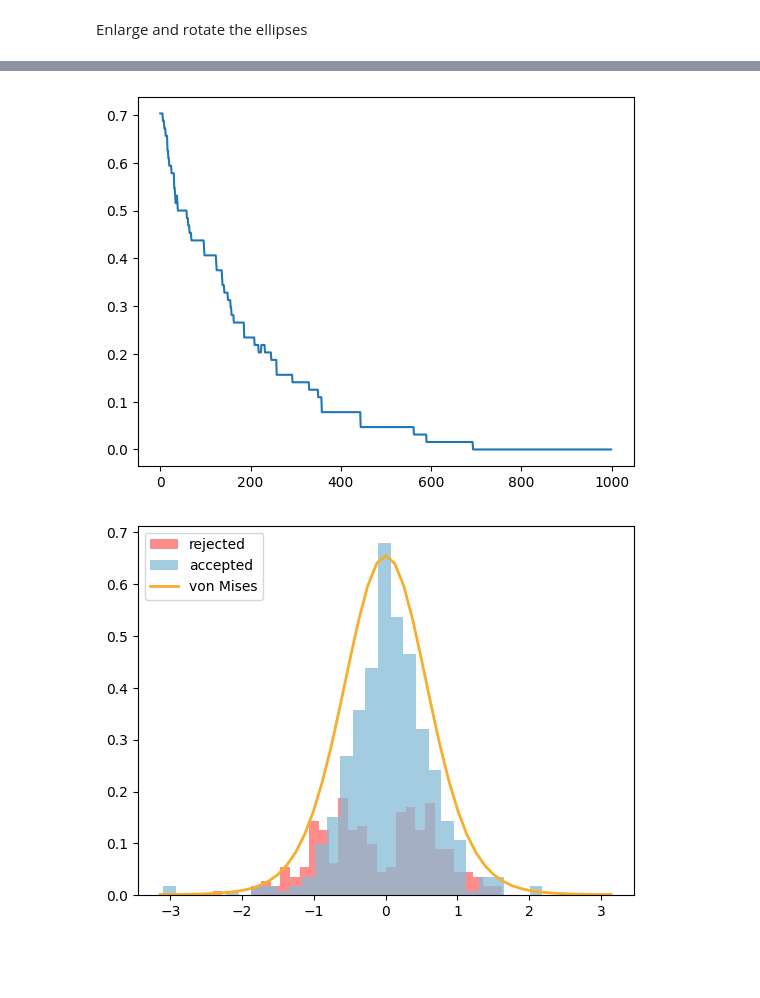
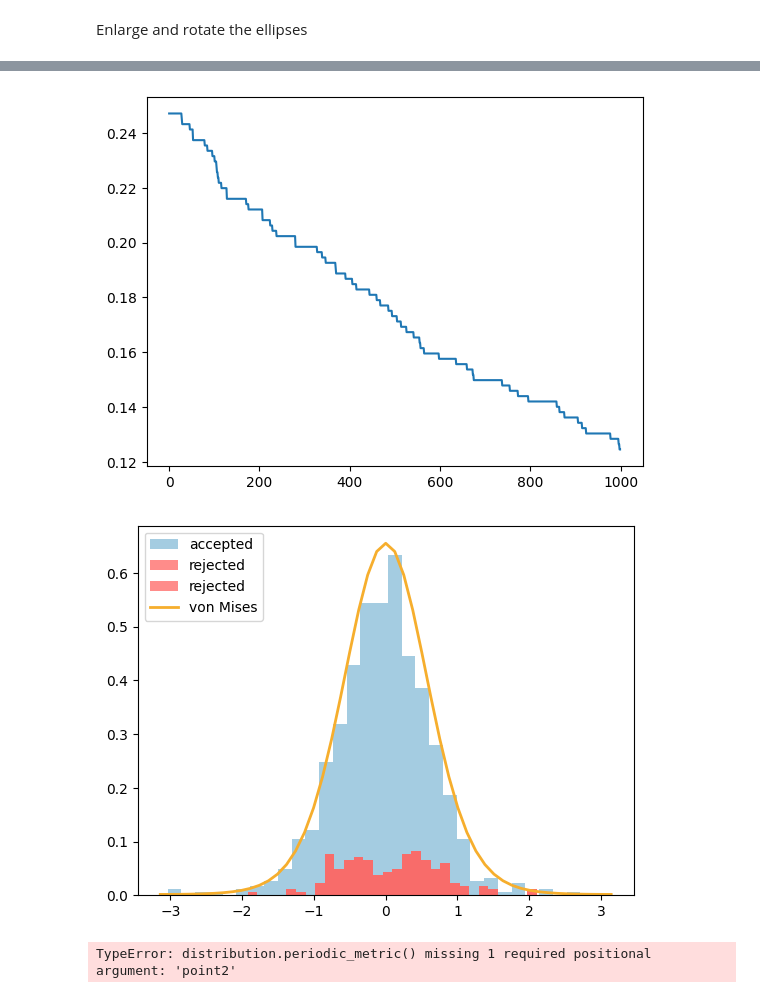
Before and after one commit to tinaaah/magistrska, a Jupyter notebook: code/mc.ipynb, the cells around one changed output, grey strips where cells are left out. Saved outputs shown, nothing was run; the diff lists cells and outputs as text; code cells hidden in the pictures; blank space fills up the shorter version.

Commit message:
Generated new graphs for N=128

```diff
--- a/code/mc.ipynb
+++ b/code/mc.ipynb
@@ -12,10 +12,10 @@ from matplotlib.colors import ListedColormap, LinearSegmentedColormap
 Generate distribution of ellipses
 # %%
 ## generate distribution
-grid = [100, 100]
+grid = np.array([1000, 1000])
 width, height = grid
 m = 2       # number of starting points
-N = 128     # number of all points
+N = 1028    # number of all points
 r_min = 4   # minimum distance between spheres
 
 ## Selects two random points on a grid
@@ -153,34 +171,37 @@ x = np.arange(len(coord_number[:,0]))
 plt.plot(x, np.sum(coord_number, axis=1)/len(coord_number[0,:]))
 plt.show()
 # %% [output]
-[figure, old version]
+[figure, new version]
 # %%
 ## histograms that have to be normalised
 from scipy.special import i0
 
 
 hist1, bins1 = np.histogram(accepted[~np.isnan(accepted)], bins=30)
 hist2, bins2 = np.histogram(rejected[~np.isnan(rejected)], bins=30)
 
 norm = np.sum(hist1*np.diff(bins1)) + np.sum((hist2)*np.diff(bins2))
 wgt = [np.ones_like(accepted)/norm, np.ones_like(rejected)/norm]
 
+plt.hist(accepted, bins=bins1, facecolor='#86BBD8', weights=wgt[0], alpha=0.75, label='accepted')
 plt.hist(rejected, bins=bins2, facecolor='#FF6663', weights=wgt[1], alpha=0.75, label='rejected')
-plt.hist(accepted, bins=bins1, facecolor='#86BBD8', weights=wgt[0], alpha=0.75, label='accepted')
 
+plt.hist(rejected, bins=bins2, facecolor='#FF6663', weights=wgt[1], alpha=0.75, label='rejected')
 mu, kappa = 0, 3
 x = np.linspace(-math.pi, math.pi, num=51)
 y = np.exp(kappa*np.cos(x-mu))/(2*np.pi*i0(kappa))
 plt.plot(x, y, linewidth=2, color='#F6AE2D', label='von Mises')
 plt.legend(loc='upper left')
 
 plt.show()
 # %% [output]
-[figure, old version]
+[figure, new version]
 # %%
 ## Calculate the correlation function
 r = np.linspace(1, 3, 100)
 y = new_dist.angle_correlation(r*new_dist.a)
+# %% [output]
+TypeError: distribution.periodic_metric() missing 1 required positional argument: 'point2'
 # %%
 plt.plot(r, y, linewidth=2, color='r')
 
```
Also changed, not shown: parts of 6 cells of this notebook, 47 other files.
